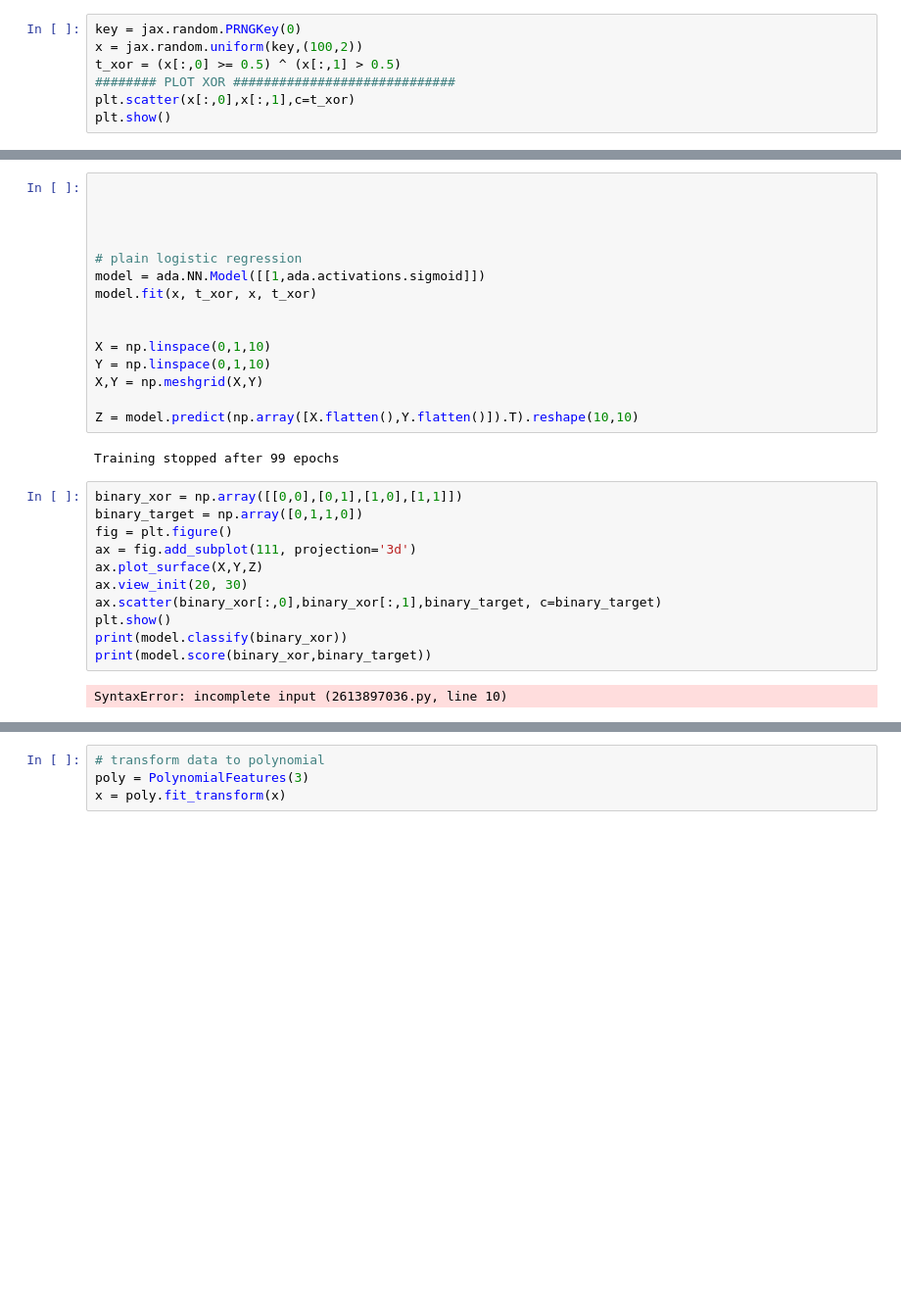
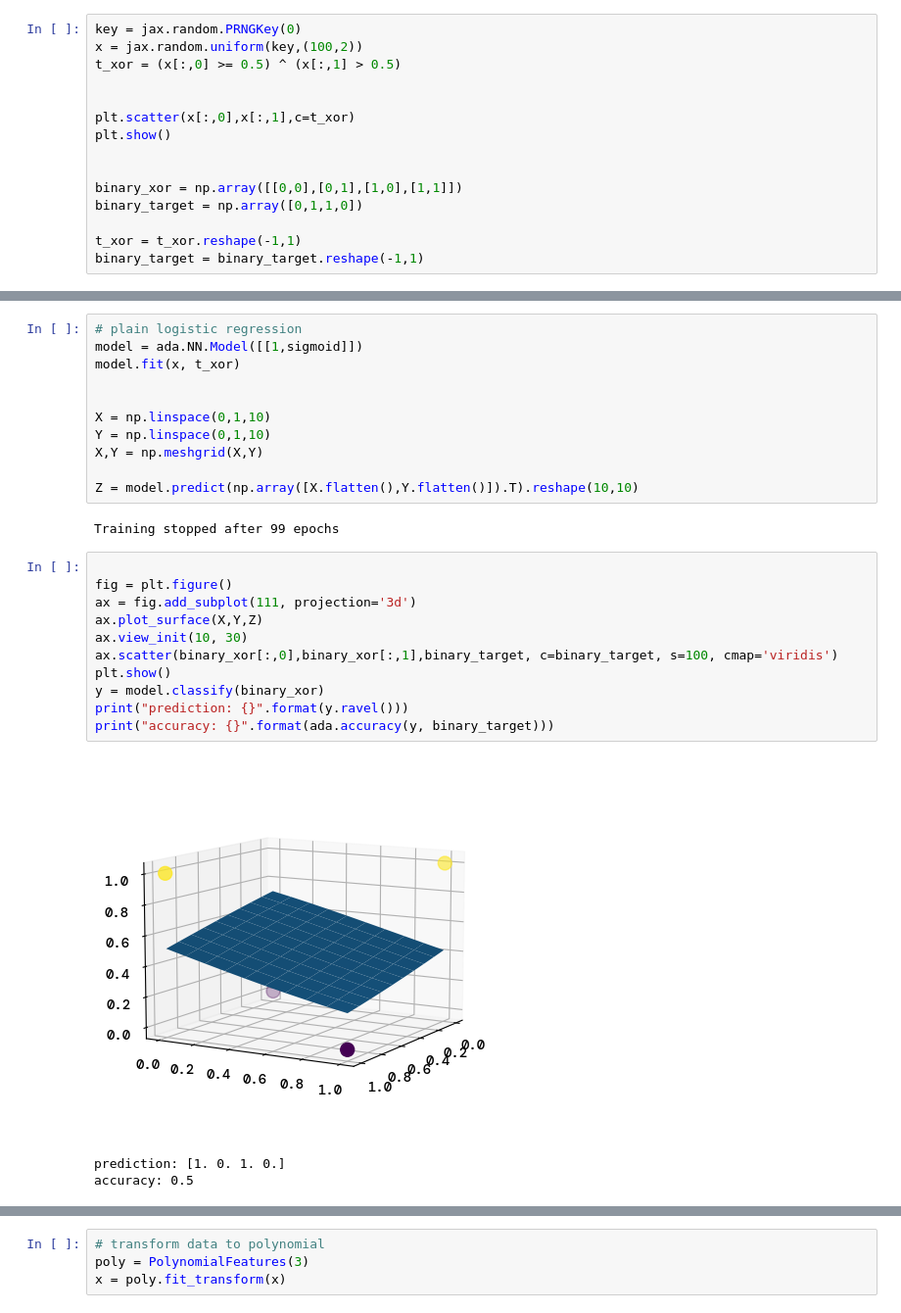
Before and after one commit to bragewiseth/MachineLearningProjects, a Jupyter notebook: project2/src/universalFuncitonApproximation.ipynb, the cells around one changed output, grey strips where cells are left out. Shown: that part at 98% size. Cells and saved outputs as stored; diff of their text form; blank space fills up the shorter version.

```diff
--- a/project2/src/universalFuncitonApproximation.ipynb
+++ b/project2/src/universalFuncitonApproximation.ipynb
@@ -14,19 +15,23 @@ As we hinted at in the introduction, there may be a way for a logistic regressio
 key = jax.random.PRNGKey(0)
 x = jax.random.uniform(key,(100,2))
 t_xor = (x[:,0] >= 0.5) ^ (x[:,1] > 0.5)
-######## PLOT XOR #############################
+
+
 plt.scatter(x[:,0],x[:,1],c=t_xor)
 plt.show()
+
+
+binary_xor = np.array([[0,0],[0,1],[1,0],[1,1]])
+binary_target = np.array([0,1,1,0])
+
+t_xor = t_xor.reshape(-1,1)
+binary_target = binary_target.reshape(-1,1)
 # %% [output]
 [figure]
 # %%
-
-
-
-
 # plain logistic regression
-model = ada.NN.Model([[1,ada.activations.sigmoid]])
-model.fit(x, t_xor, x, t_xor)
+model = ada.NN.Model([[1,sigmoid]])
+model.fit(x, t_xor)
 
 
 X = np.linspace(0,1,10)
@@ -37,15 +42,17 @@ Z = model.predict(np.array([X.flatten(),Y.flatten()]).T).reshape(10,10)
 # %% [output]
 Training stopped after 99 epochs
 # %%
-binary_xor = np.array([[0,0],[0,1],[1,0],[1,1]])
-binary_target = np.array([0,1,1,0])
+
 fig = plt.figure()
 ax = fig.add_subplot(111, projection='3d')
 ax.plot_surface(X,Y,Z)
-ax.view_init(20, 30)
-ax.scatter(binary_xor[:,0],binary_xor[:,1],binary_target, c=binary_target)
+ax.view_init(10, 30)
+ax.scatter(binary_xor[:,0],binary_xor[:,1],binary_target, c=binary_target, s=100, cmap='viridis')
 plt.show()
-print(model.classify(binary_xor))
-print(model.score(binary_xor,binary_target))
+y = model.classify(binary_xor)
+print("prediction: {}".format(y.ravel()))
+print("accuracy: {}".format(ada.accuracy(y, binary_target)))
 # %% [output]
+[figure, added]
-SyntaxError: incomplete input (2613897036.py, line 10)
+prediction: [1. 0. 1. 0.]
+accuracy: 0.5
```
Also changed, not shown: parts of 20 cells of this notebook, 14 other files.
